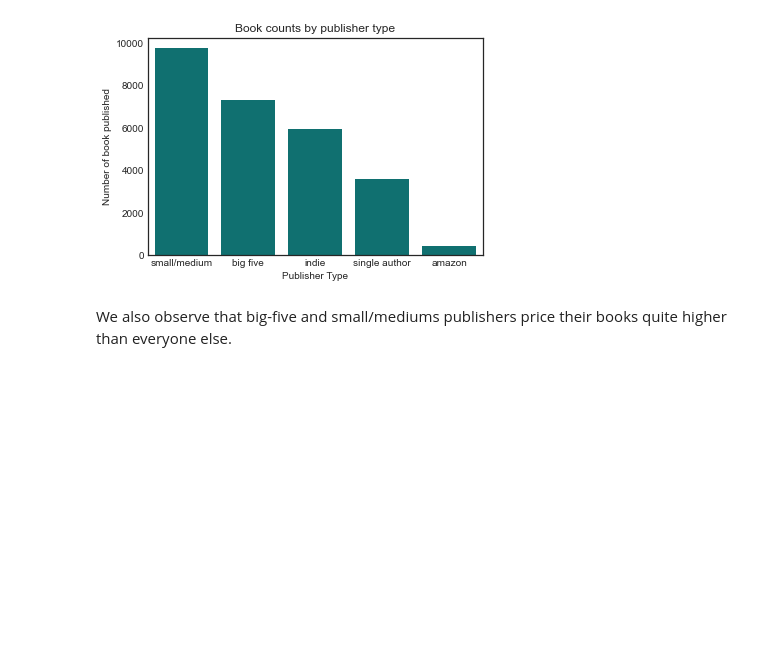
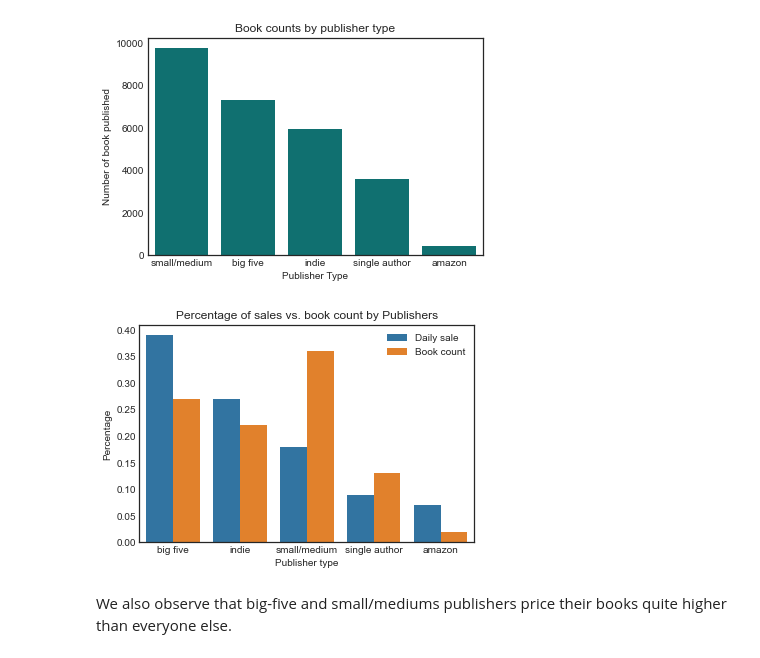
Before and after one commit to vh42720/book_analysis, a Jupyter notebook: book_eda_price.ipynb, the cells around one changed output. Drawn from its saved outputs; the diff is of its cells as text; code cells hidden in the pictures; blank space fills up the shorter version.

```diff
--- a/book_eda_price.ipynb
+++ b/book_eda_price.ipynb
@@ -51,2 +51,6 @@ plt.savefig('images/daily_sales_by_publisher.png')
 # %% [output]
 [figure]
+# %%
+# Get daily sales percentage for plot
+df['daily_sale_percentage'] = df.daily_average_units_sold/df.daily_average_units_sold.sum()
+df['daily_sale_percentage'] = np.round(df.daily_sale_percentage, 2)
@@ -58,17 +70,39 @@ One of the reason is perhaps the resources behind big five publishers that
 greatly influence sales from editors to advertising.
 # %%
 # books count group by distributors
-df = sales.groupby('publisher_type')[['publisher_type','daily_average_units_sold']]\
+df2 = sales.groupby('publisher_type')[['publisher_type','daily_average_units_sold']]\
     .count().sort_values(by='daily_average_units_sold',ascending=False)
 
 # Bar plot of the total daily sales
-sns.barplot(x=df.index, y='daily_average_units_sold', data=df, color='teal')
+sns.barplot(x=df2.index, y='daily_average_units_sold', data=df2, color='teal')
 plt.ylabel('Number of book published')
 plt.xlabel('Publisher Type')
 plt.title('Book counts by publisher type')
-plt.savefig('images/book_count_by_publisher.png')
+plt.savefig('D:\\PycharmProjects\\springboard\\book_analysis\\images\\book_count_by_publisher.png')
 # %% [output]
 [figure]
+# %%
+# Get count percentage
+df2['book_count_percentage'] = df2['daily_average_units_sold'] / df2['daily_average_units_sold'].sum()
+df2['book_count_percentage'] = np.round(df2['book_count_percentage'],2)
+
+# Join and plot 2 percentages
+df3 = df.merge(df2, how='left',on=None, left_index=True,
+         right_index=True)[['daily_sale_percentage', 'book_count_percentage']]
+df3['publisher_type'] = df3.index
+df3 = df3.melt(id_vars=['publisher_type'])
+
+# Side by side bar plot
+sns.barplot(x='publisher_type', y='value', hue='variable', data=df3)
+plt.xlabel('Publisher type')
+plt.ylabel('Percentage')
+plt.title('Percentage of sales vs. book count by Publishers')
+L = plt.legend()
+L.get_texts()[0].set_text('Daily sale')
+L.get_texts()[1].set_text('Book count')
+plt.savefig('D:\\PycharmProjects\\springboard\\book_analysis\\images\\sale_book_count_percentage.png')
+# %% [output]
+[figure, added]
 # %% [markdown]
 We also observe that big-five and small/mediums publishers price their books
 quite higher than everyone else.
```
Also changed, not shown: parts of 16 cells of this notebook, 4 other files.
